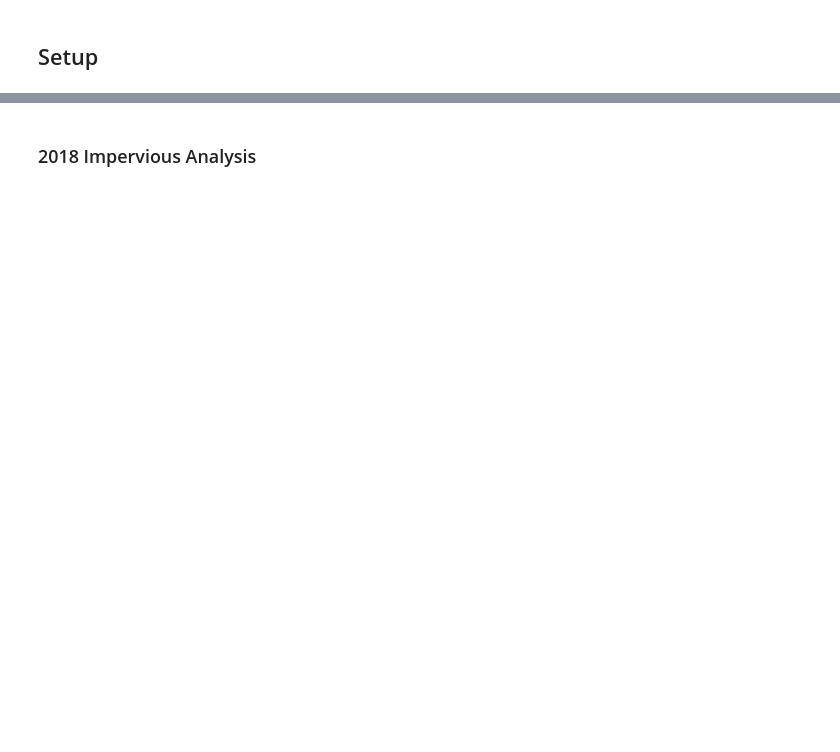
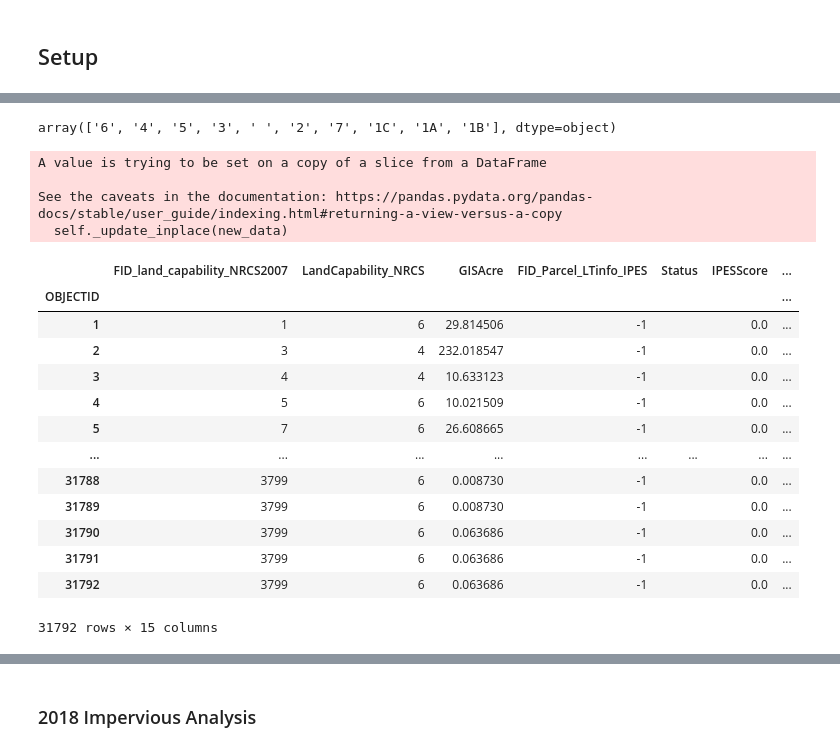
Before and after one commit to trpa-agency/ThresholdEvaluation, a Jupyter notebook: Threshold Evaluation - Soil Conservation Analysis.ipynb, the cells around one changed output, grey strips where cells are left out. Cells and saved outputs as stored; diff of their text form; code cells hidden in the pictures; blank space fills up the shorter version.

```diff
--- a/Threshold Evaluation - Soil Conservation Analysis.ipynb
+++ b/Threshold Evaluation - Soil Conservation Analysis.ipynb
@@ -29,0 +172,5 @@ outLocation  = "C:\\GIS\PROJECT\\ThresholdEvaluation\\"
+# %%
+df.rename(columns={'Land_Capab':'LandCapability_NRCS',
+                   'LCV_IPES':'LandCapability_Verified',
+                    'JURISDICTION_1':'JURISDICTION'},
+                 inplace=True)
@@ -29,0 +182,22 @@ outLocation  = "C:\\GIS\PROJECT\\ThresholdEvaluation\\"
+# %%
+df.loc[(df.IPES_Translated_Score == 0), 'Land_Capability_Modified'] = '1B'
+df.loc[(df.IPES_Translated_Score > 0)   & (df.IPES_Translated_Score < 270) & (df.LandCapability_NRCS == '1A'), 'Land_Capability_Modified'] = '1A'
+df.loc[(df.IPES_Translated_Score > 0)   & (df.IPES_Translated_Score < 270) & (df.LandCapability_NRCS == '1C'), 'Land_Capability_Modified'] = '1C'
+df.loc[(df.IPES_Translated_Score > 0)   & (df.IPES_Translated_Score < 270) & (df.LandCapability_NRCS == '2'), 'Land_Capability_Modified'] = '2'
+df.loc[(df.IPES_Translated_Score > 0)   & (df.IPES_Translated_Score < 270) & (df.LandCapability_NRCS == '1B'), 'Land_Capability_Modified'] = '1B'
+df.loc[(df.IPES_Translated_Score > 0)   & (df.IPES_Translated_Score < 270) & (df.LandCapability_NRCS == '3'), 'Land_Capability_Modified'] = '3'
+df.loc[(df.IPES_Translated_Score > 0)   & (df.IPES_Translated_Score < 270) & (df.LandCapability_NRCS == '4'), 'Land_Capability_Modified'] = '4'
+df.loc[(df.IPES_Translated_Score > 0)   & (df.IPES_Translated_Score < 270) & (df.LandCapability_NRCS == '5'), 'Land_Capability_Modified'] = '5'
+df.loc[(df.IPES_Translated_Score > 0)   & (df.IPES_Translated_Score < 270) & (df.LandCapability_NRCS == '6'), 'Land_Capability_Modified'] = '6'
+df.loc[(df.IPES_Translated_Score > 0)   & (df.IPES_Translated_Score < 270) & (df.LandCapability_NRCS == '7'), 'Land_Capability_Modified'] = '7'
+df.loc[(df.IPES_Translated_Score > 269) & (df.IPES_Translated_Score < 380), 'Land_Capability_Modified'] = '3'
+df.loc[(df.IPES_Translated_Score > 379) & (df.IPES_Translated_Score < 415), 'Land_Capability_Modified'] = '4'
+df.loc[(df.IPES_Translated_Score > 414) & (df.IPES_Translated_Score < 511), 'Land_Capability_Modified'] = '5'
+df.loc[(df.IPES_Translated_Score > 510) & (df.IPES_Translated_Score < 600), 'Land_Capability_Modified'] = '6'
+df.loc[(df.IPES_Translated_Score > 599), 'Land_Capability_Modified'] = '7'
+
+df.loc[(df.FID_Parcel_LTinfo_IPES == -1) & (df.FID_Land_Capability_Verification.notna()), 'Land_Capability_Modified'] = df.LandCapability_Verified
+
+df.loc[(df.FID_Parcel_LTinfo_IPES == -1) & (df.FID_Land_Capability_Verification == -1), 'Land_Capability_Modified'] = df.LandCapability_NRCS
+
+df.loc[(df.Land_Capability_Modified.isnull()), 'Land_Capability_Modified'] = df.LandCapability_NRCS
@@ -29,0 +215,28 @@ outLocation  = "C:\\GIS\PROJECT\\ThresholdEvaluation\\"
+# %%
+df.Land_Capability_Modified.unique()
+# %% [output]
+array(['6', '4', '5', '3', ' ', '2', '7', '1C', '1A', '1B'], dtype=object)
+# %%
+df['Land_Capability_Modified'].fillna('NA', inplace=True)
+# %% [output]
+A value is trying to be set on a copy of a slice from a DataFrame
+
+See the caveats in the documentation: https://pandas.pydata.org/pandas-docs/stable/user_guide/indexing.html#returning-a-view-versus-a-copy
+  self._update_inplace(new_data)
+# %%
+df.set_index('OBJECTID')
+# %% [output]
+|  | FID_land_capability_NRCS2007 | LandCapability_NRCS | GISAcre | FID_Parcel_LTinfo_IPES | Status | IPESScore | ... |
+| OBJECTID |  |  |  |  |  |  | ... |
+| 1 | 1 | 6 | 29.814506 | -1 |  | 0.0 | ... |
+| 2 | 3 | 4 | 232.018547 | -1 |  | 0.0 | ... |
+| 3 | 4 | 4 | 10.633123 | -1 |  | 0.0 | ... |
+| 4 | 5 | 6 | 10.021509 | -1 |  | 0.0 | ... |
+| 5 | 7 | 6 | 26.608665 | -1 |  | 0.0 | ... |
+| ... | ... | ... | ... | ... | ... | ... | ... |
+| 31788 | 3799 | 6 | 0.008730 | -1 |  | 0.0 | ... |
+| 31789 | 3799 | 6 | 0.008730 | -1 |  | 0.0 | ... |
+| 31790 | 3799 | 6 | 0.063686 | -1 |  | 0.0 | ... |
+| 31791 | 3799 | 6 | 0.063686 | -1 |  | 0.0 | ... |
+| 31792 | 3799 | 6 | 0.063686 | -1 |  | 0.0 | ... |
+31792 rows × 15 columns
```
Also changed, not shown: parts of 38 cells of this notebook, 1 other file.
